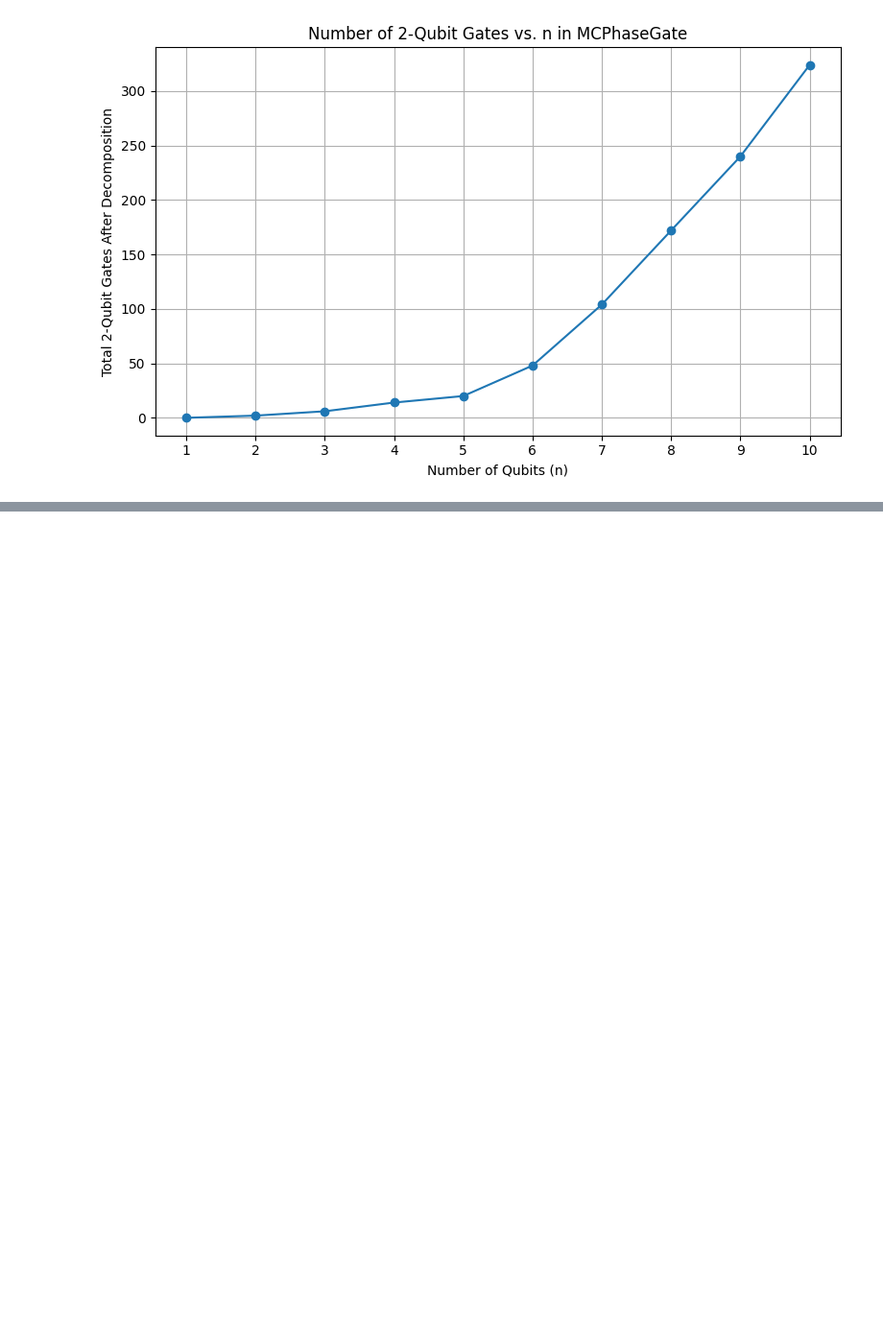
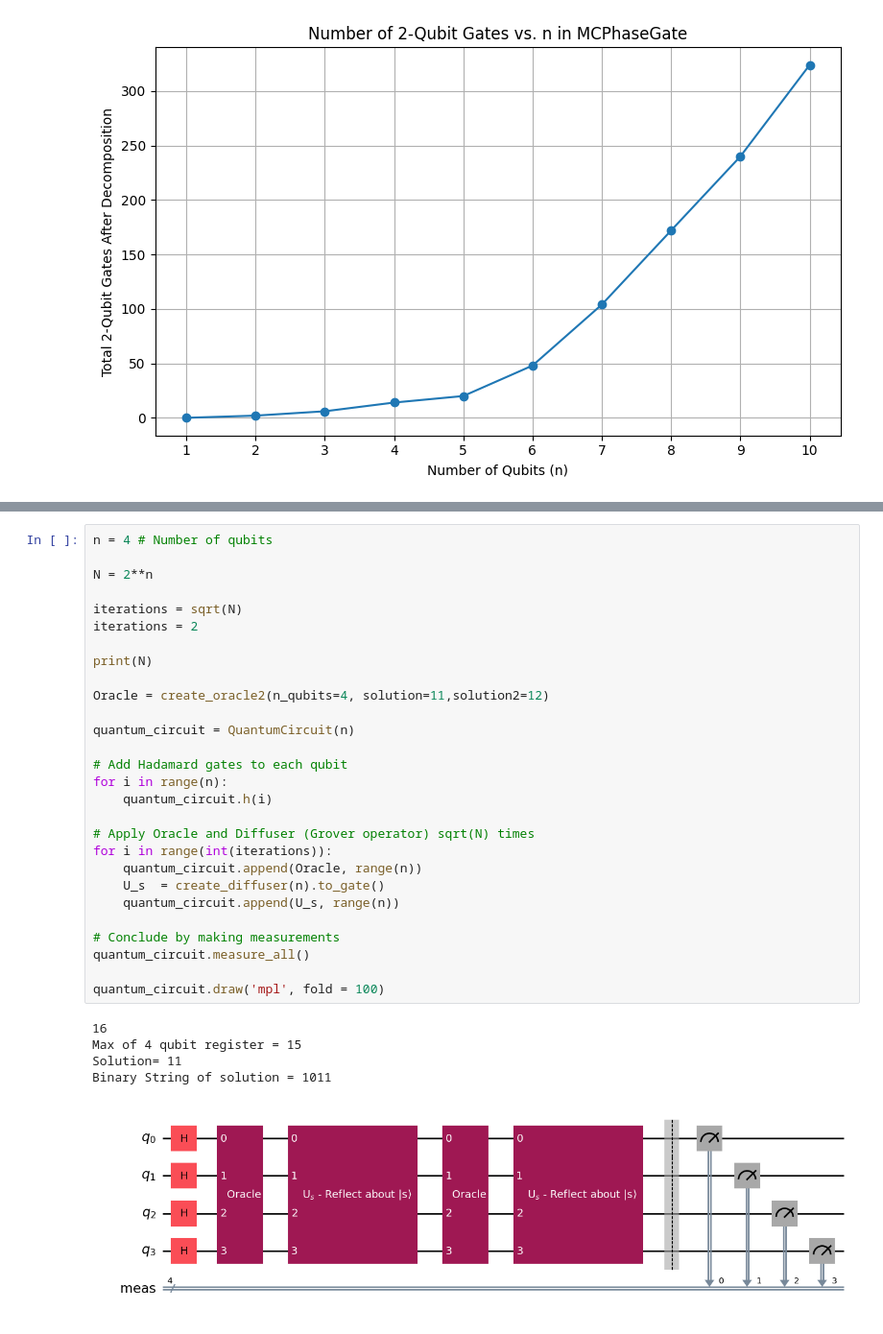
Before and after one commit to Starjello/Slow-Ising, a Jupyter notebook: labs/Lab_10_Grover_Search.ipynb, the cells around one changed output, grey strips where cells are left out. Shown at 96% size. Saved outputs shown, nothing was run; the diff lists cells and outputs as text; blank space fills up the shorter version.

```diff
--- a/labs/Lab_10_Grover_Search.ipynb
+++ b/labs/Lab_10_Grover_Search.ipynb
@@ -1717,0 +1760,34 @@ plt.show()
+# %%
+n = 4 # Number of qubits
+
+N = 2**n
+
+iterations = sqrt(N)
+iterations = 2
+
+print(N)
+
+Oracle = create_oracle2(n_qubits=4, solution=11,solution2=12)
+
+quantum_circuit = QuantumCircuit(n)
+
+# Add Hadamard gates to each qubit
+for i in range(n):
+    quantum_circuit.h(i)
+
+# Apply Oracle and Diffuser (Grover operator) sqrt(N) times
+for i in range(int(iterations)):
+    quantum_circuit.append(Oracle, range(n))
+    U_s  = create_diffuser(n).to_gate()
+    quantum_circuit.append(U_s, range(n))
+
+# Conclude by making measurements
+quantum_circuit.measure_all()
+
+quantum_circuit.draw('mpl', fold = 100)
+# %% [output]
+16
+Max of 4 qubit register = 15
+Solution= 11
+Binary String of solution = 1011
+[figure, added]
```
Also changed, not shown: parts of 5 cells of this notebook.
